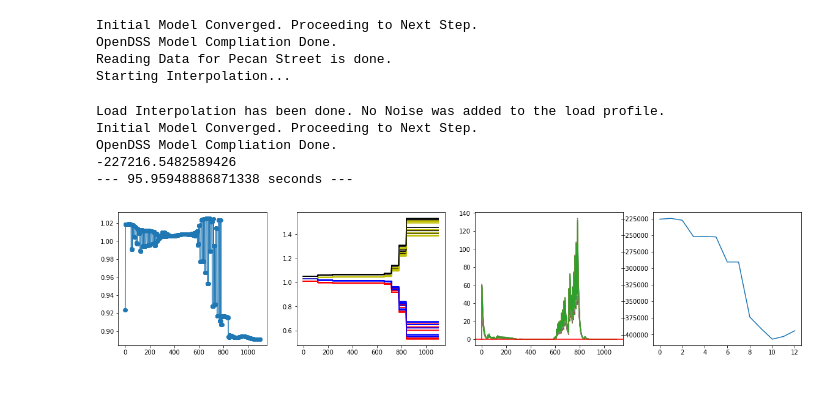
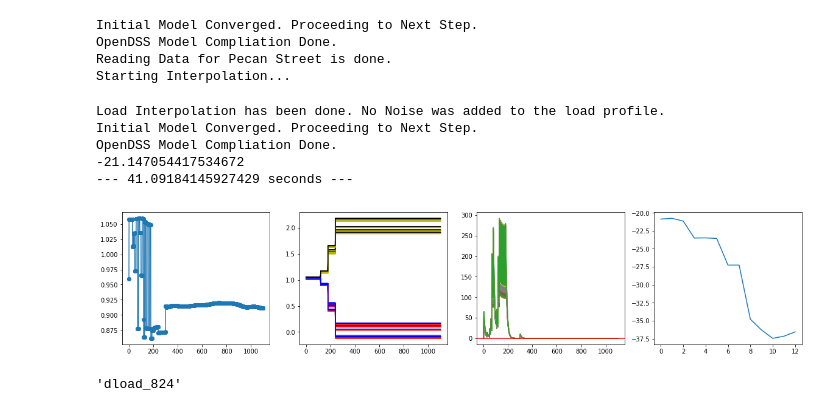
Before and after one commit to lbnl-cybersecurity/ceds-cigar, a Jupyter notebook: LBNL_Simulations/Python/InverterStability/softAC/openDSS_Feeder_34Bus_Inverter-AdaptiveControl_allinv_baseline.ipynb, the cells around one changed output. Cells and saved outputs as stored; diff of their text form; code cells hidden in the pictures.

```diff
--- a/LBNL_Simulations/Python/InverterStability/softAC/openDSS_Feeder_34Bus_Inverter-AdaptiveControl_allinv_baseline.ipynb
+++ b/LBNL_Simulations/Python/InverterStability/softAC/openDSS_Feeder_34Bus_Inverter-AdaptiveControl_allinv_baseline.ipynb
@@ -208,17 +210,11 @@ totalPoints = [[],[],[],[],[],[],[],[],[],[],[],[],[]]
 for ep in range(1):
     Load = Origin_Load.copy()
     Generation = Origin_Generation.copy()
+
+
     #this is for permutate the Load and Generation profile on each node
     #Load = np.random.permutation(Load.T).T
     #Generation = np.random.permutation(Generation.T).T
-
-    #this is to permutate the Load and Generation profile
-    #temp = np.copy(Load[:, 0:Number_of_Inverters])
-    #Load[:, 0:Number_of_Inverters] = Load[:, Number_of_Inverters:Number_of_Inverters*2]
-    #Load[:, Number_of_Inverters:Number_of_Inverters*2] = temp
-    #temp = np.copy(Generation[:, 0:Number_of_Inverters])
-    #Generation[:, 0:Number_of_Inverters] = Generation[:, Number_of_Inverters:Number_of_Inverters*2]
-    #Generation[:, Number_of_Inverters:Number_of_Inverters*2] = temp
 
     #Create noise vector
     Noise = np.empty([TotalTimeSteps, TotalLoads])
@@ -263,6 +259,7 @@ for ep in range(1):
         AllLoadNames=DSSCircuit.Loads.AllNames
         print('OpenDSS Model Compliation Done.')
 
+    setSourceInfo(DSSObj,['source'],'pu',[SlackBusVoltage])
     ############################################
     ############ INIT NODES ####################
     ############################################
@@ -316,8 +313,9 @@ for ep in range(1):
 
     points = [0,0,0,0,0,0,0,0,0,0,0,0,0]
 
+
     for timeStep in range(TotalTimeSteps):
-        VBPcounter = [x+1 for x in VBPcounter] #count VBP+1
+        VBPcounter = [x+1 for x in VBPcounter]
         ####################################################
         ################ run the simulation ################
         ####################################################
@@ -330,8 +328,8 @@ for ep in range(1):
         else:
             for node in range(len(AllLoadNames)):
                 nodeName = AllLoadNames[node]
-                setLoadInfo(DSSObj, [nodeName], 'kw', [Load[timeStep, node] + nodes[node].at['P', timeStep-1]])
-                setLoadInfo(DSSObj, [nodeName], 'kvar', [pf_converted*Load[timeStep, node] + nodes[node].at['Q', timeStep-1]])
+                setLoadInfo(DSSObj, [nodeName], 'kw', [Load[timeStep, node] + 1*nodes[node].at['P', timeStep-1]])
+                setLoadInfo(DSSObj, [nodeName], 'kvar', [pf_converted*Load[timeStep, node] + 1*nodes[node].at['Q', timeStep-1]])
 
         DSSSolution.Solve()
         if (not DSSSolution.Converged):
@@ -347,7 +345,7 @@ for ep in range(1):
         #############################################################
         #############################################################
 
-        if timeStep == TimeStepOfHack:
+        if timeStep == TimeStepOfHack-1:
             for node in range(len(AllLoadNames)):
                 if inverters[node] != []:
                     inverter = inverters[node][0]
@@ -389,7 +387,8 @@ for ep in range(1):
 
                         #################################################
                         #execute action
-                        inverter.at['Q_inv', timeStep], inverter.at['P_inv', timeStep], inverter.at['FilterVoltage', timeStep] = inverter_qp_injection(
+                        inverter.at['Q_inv', timeStep], inverter.at['P_inv', timeStep], \
+                        inverter.at['FilterVoltage', timeStep] = inverter_qp_injection(
                             inverter.at['counter',timeStep],
                             nodes[node].at['Voltage', timeStep],
                             nodes[node].at['Voltage', timeStep-1],
@@ -399,7 +398,8 @@ for ep in range(1):
                             inverter.at['sbar', timeStep],
                             Delay_VoltageSampling[node])
 
-                        inverter.at['yk', timeStep], inverter.at['ime_output', timeStep], inverter.at['ep_output', timeStep] = voltage_observer(
+                        inverter.at['yk', timeStep], inverter.at['ime_output', timeStep], \
+                        inverter.at['ep_output', timeStep] = voltage_observer(
                                          nodes[node].at['Voltage', timeStep],
                                          nodes[node].at['Voltage', timeStep-1],
                                          inverter.at['ime_output', timeStep-1],
@@ -416,9 +416,9 @@ for ep in range(1):
                             length = Delay_VBPCurveShift[node]
                             if VBPcounter[node-offset] == length:
                                 numberYks = inverter.loc['yk', timeStep-length+1:timeStep]
-                                numberYks = numberYks - 0.25
+                                numberYks = numberYks #- 0.25
                                 numberYks = numberYks[numberYks > 0]
-                                reward = - sum(numberYks**2)
+                                reward = - sum(numberYks**2)/100000
                                 points[node-offset] += reward
 
                                 inverter.at['upk', timeStep] = adaptive_control(
@@ -431,6 +431,7 @@ for ep in range(1):
                                     inverter.at['ime_output', timeStep-length+1],
                                     inverter.at['uqk', timeStep-length+1],
                                     0.25, inverter.at['yk', timeStep])
+
                                 vbp = np.array(
                                     [inverter.at['VBP',0][0] - inverter.at['uqk', timeStep],
                                     inverter.at['VBP', 0][1] + inverter.at['uqk', timeStep],
@@ -450,34 +451,38 @@ for ep in range(1):
     print("--- %s seconds ---" % (time.time() - start_time))
     f = plt.figure()
     f.set_figheight(4)
     f.set_figwidth(20)
     f.add_subplot(1,4,1)
     plt.plot(nodes[7].loc['Voltage'], marker='o')
 
     for i in range(5,18):
         x = inverters[i][0].loc['VBP']
         y=np.zeros([len(x),x[0].shape[0]])
         for i in range(len(x)):
             y[i,:] = x[i]
         f.add_subplot(1,4,2)
         plt.plot(y[:,0], 'r')
         plt.plot(y[:,1], 'y')
         plt.plot(y[:,2], 'b')
         plt.plot(y[:,3], 'k')
 
     f.add_subplot(1,4,3)
-    for i in range(5,18):
+    for i in controlInv:
         yk = inverters[i][0].loc['yk']
         plt.plot(yk)
     plt.axhline(y=0.25, color='r', linestyle='-')
     f.add_subplot(1,4,4)
     plt.plot(totalPoints)
     plt.show(block=True)
     f.savefig(str(ep) + '.png')
 # %% [output]
 Load Interpolation has been done. No Noise was added to the load profile.
 Initial Model Converged. Proceeding to Next Step.
 OpenDSS Model Compliation Done.
--227216.5482589426
---- 95.95948886871338 seconds ---
+-21.147054417534672
+--- 41.09184145927429 seconds ---
-[figure, old version]
+[figure, new version]
+# %%
+AllLoadNames[7]
+# %% [output]
+'dload_824'
```
Also changed, not shown: parts of 4 cells of this notebook.
